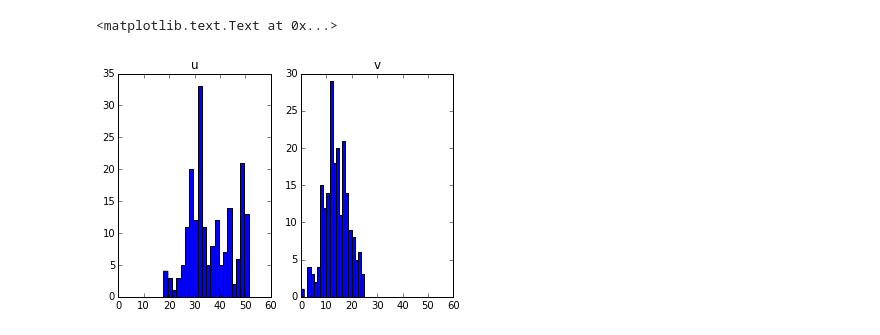
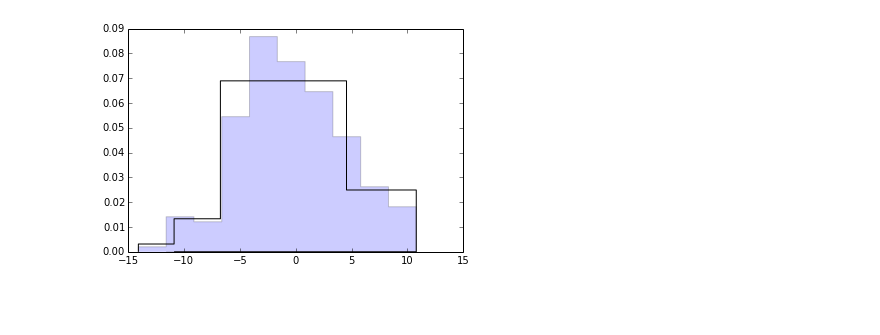
Before and after one commit to ocefpaf/python4oceanographers, a Jupyter notebook: content/notebooks/spikey_data.ipynb, the cells around one changed output. Saved outputs shown, nothing was run; the diff lists cells and outputs as text; code cells hidden in the pictures; blank space fills up the shorter version.

```diff
--- a/content/notebooks/spikey_data.ipynb
+++ b/content/notebooks/spikey_data.ipynb
@@ -76,9 +86,14 @@ ax1.xaxis.set_major_formatter(formatter)
-# %%
-fig, (ax0, ax1) = plt.subplots(ncols=2, sharex=True)
-_ = ax0.hist(df['ud'].dropna(), bins=20)
-ax0.set_title('u')
-_ = ax1.hist(df['vd'].dropna(), bins=20)
-ax1.set_title('v')
-# %% [output]
-<matplotlib.text.Text at 0x...>
-[figure, removed]
+# %%
+from astroML.plotting import hist
+
+x = df['vd'].dropna()
+fig, ax = plt.subplots()
+h1 = ax.hist(x, histtype='stepfilled', alpha=0.2, normed=True)
+# Adaptive-width histogram on top.
+#bins = 'knuth'  # Use Knuth's rule to determine bins.
+#bins = 'scott'  # Use Scott's rule to determine bins.
+#bins = 'freedman'  # Use the Freedman-diaconis rule to determine bins.
+bins = 'blocks'  # Use bayesian blocks for dynamic bin widths.
+h2 = hist(x, bins=bins, ax=ax, color='black', histtype='step', normed=True)
+# %% [output]
+[figure, added]
```
Also changed, not shown: parts of 5 cells of this notebook.
